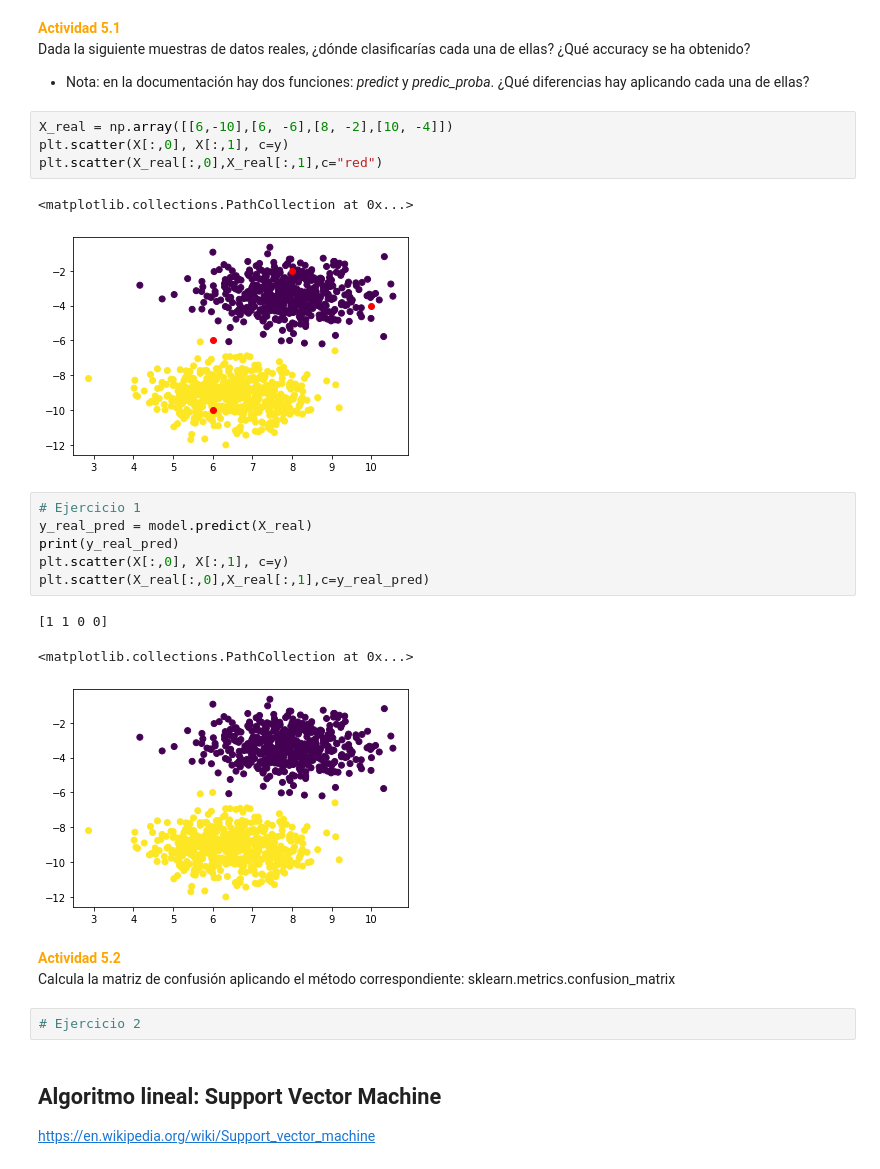
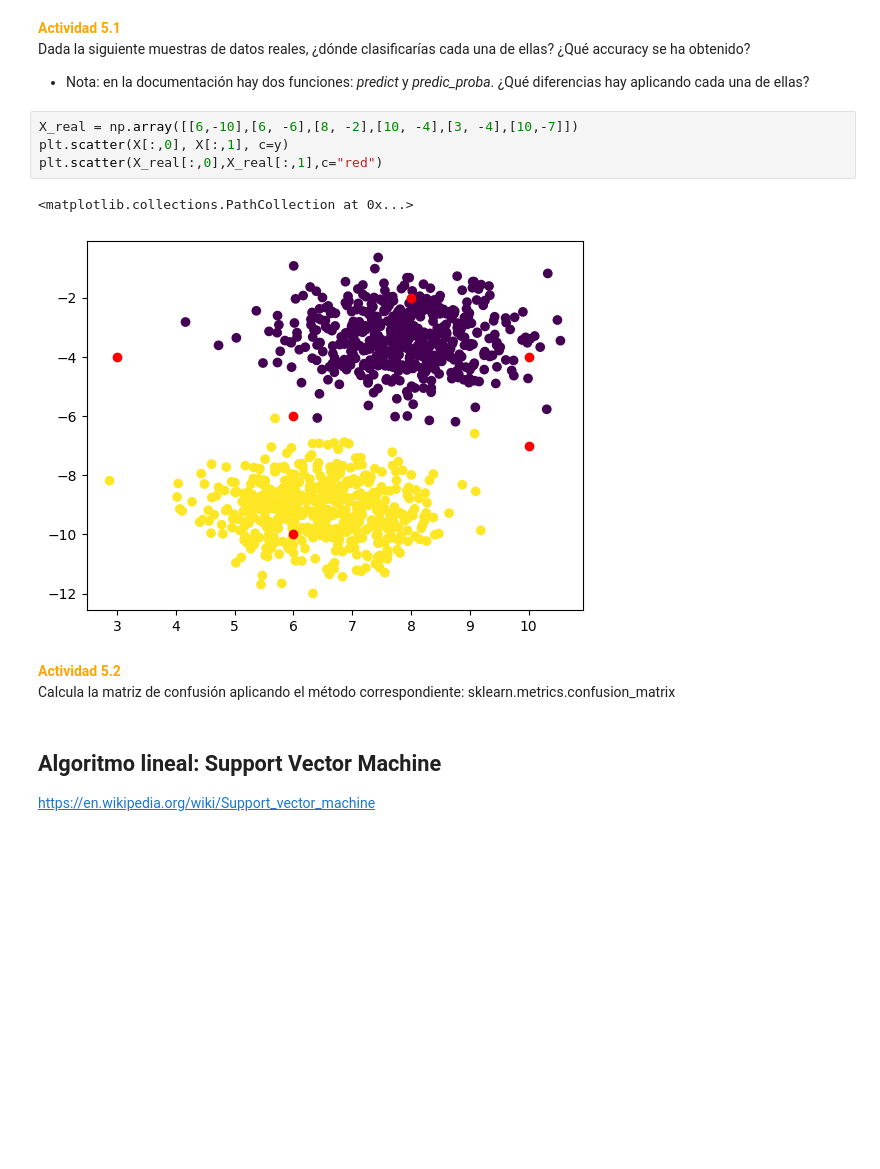
Before and after one commit to wisaaco/TxADM, a Jupyter notebook: notebooks/Part2/03_MachineLearningNotes/05_Classification.ipynb, the cells around one changed output. Drawn from its saved outputs; the diff is of its cells as text; blank space fills up the shorter version.

```diff
--- a/notebooks/Part2/03_MachineLearningNotes/05_Classification.ipynb
+++ b/notebooks/Part2/03_MachineLearningNotes/05_Classification.ipynb
@@ -116,26 +114,14 @@ plt.axline(xy1=x1, slope=m,color="blue")
 <span style="color:orange">**Actividad 5.1**</span><br/>Dada la siguiente muestras de datos reales, ¿dónde clasificarías cada una de ellas? ¿Qué accuracy se ha obtenido?
 - Nota: en la documentación hay dos funciones: *predict* y *predic_proba*. ¿Qué diferencias hay aplicando cada una de ellas?
 # %%
-X_real = np.array([[6,-10],[6, -6],[8, -2],[10, -4]])
+X_real = np.array([[6,-10],[6, -6],[8, -2],[10, -4],[3, -4],[10,-7]])
 plt.scatter(X[:,0], X[:,1], c=y)
 plt.scatter(X_real[:,0],X_real[:,1],c="red")
 # %% [output]
 <matplotlib.collections.PathCollection at 0x...>
-[figure, old version]
+[figure, new version]
-# %%
-# Ejercicio 1
-y_real_pred = model.predict(X_real)
-print(y_real_pred)
-plt.scatter(X[:,0], X[:,1], c=y)
-plt.scatter(X_real[:,0],X_real[:,1],c=y_real_pred)
-# %% [output]
-[1 1 0 0]
-<matplotlib.collections.PathCollection at 0x...>
-[figure, removed]
 # %% [markdown]
 <span style="color:orange">**Actividad 5.2**</span><br/> Calcula la matriz de confusión aplicando el método correspondiente: sklearn.metrics.confusion_matrix
-# %%
-# Ejercicio 2
 # %% [markdown]
 ## Algoritmo lineal: Support Vector Machine
 
```
Also changed, not shown: parts of 8 cells of this notebook, 7 other files.
